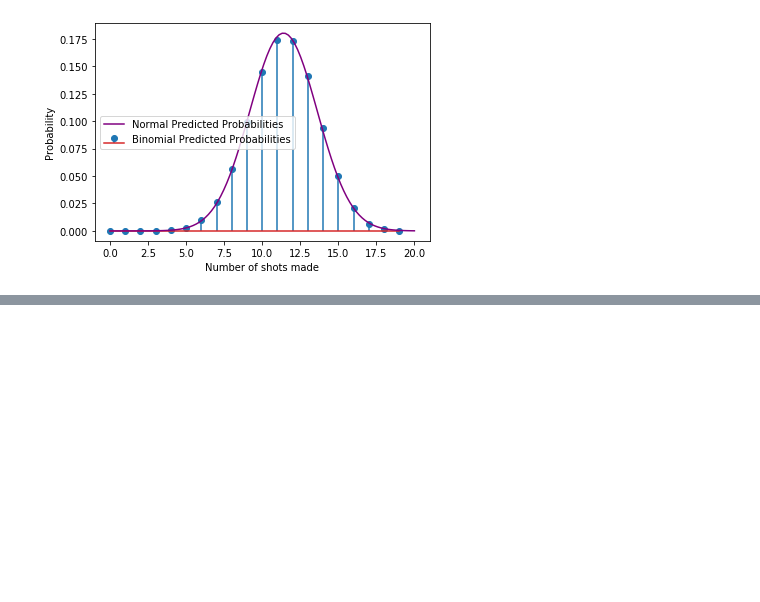
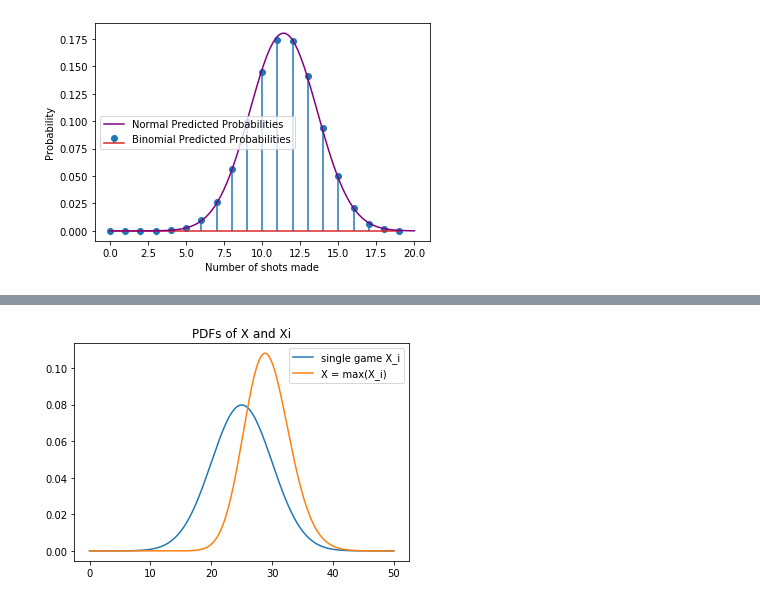
Before and after one commit to wwlusty123/Fantasy-BBall-Analysis, a Jupyter notebook: README.ipynb, the cells around one changed output, grey strips where cells are left out. Drawn from its saved outputs; the diff is of its cells as text; code cells hidden in the pictures; blank space fills up the shorter version.

```diff
--- a/README.ipynb
+++ b/README.ipynb
@@ -64,0 +65,20 @@ Although this pdf of $X$ is quite complicated we should be excited to have an ex
+# %%
+from scipy.special import erf
+def pdf_max_normal(x, mu, var, n):
+    toret = (x - mu) ** 2 / (2 * var)
+    toret = np.exp(-1 * toret)
+    toret *= (1 + erf((x - mu) / np.sqrt(2 * var))) ** (n - 1)
+    toret *= n / (2 ** (n - 1) * np.sqrt(2 * np.pi * var))
+    return toret
+# %%
+def plot_pdf_X(mu, sigma, n, x=np.linspace(0, 50, 200)):
+    x_normal = norm.pdf(x, mu, sigma)
+    x_max_normal = pdf_max_normal(x, mu, sigma ** 2, n)
+    plt.plot(x, x_normal, label="single game X_i")
+    plt.plot(x, x_max_normal, label="X = max(X_i)")
+    plt.title("PDFs of X and Xi")
+    plt.legend()
+    plt.show()
+plot_pdf_X(mu=25, sigma=5, n=3)
+# %% [output]
+[figure, added]
```
Also changed, not shown: parts of 9 cells of this notebook, 3 other files.
